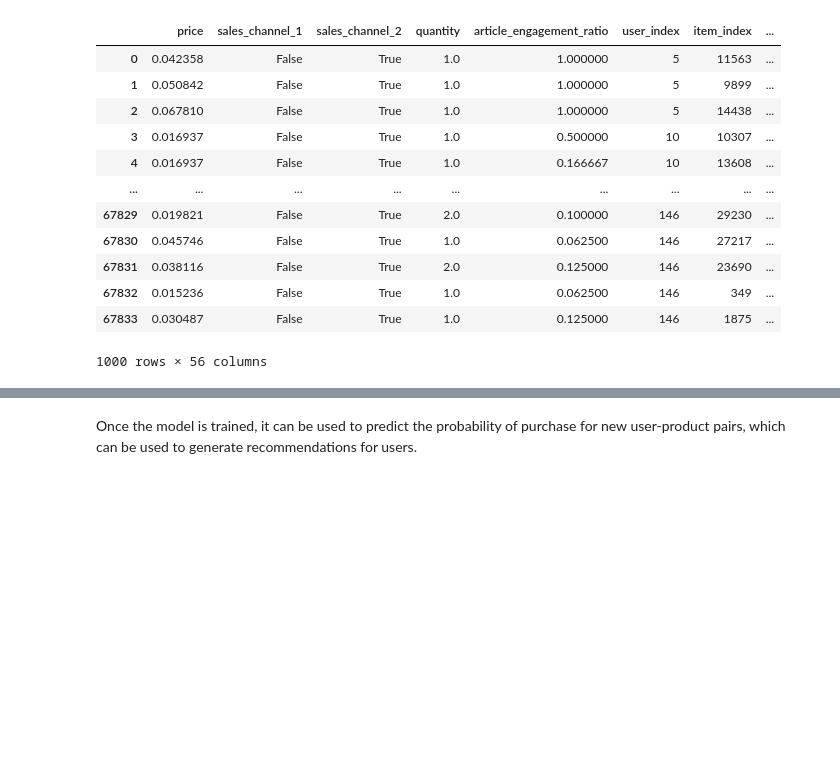
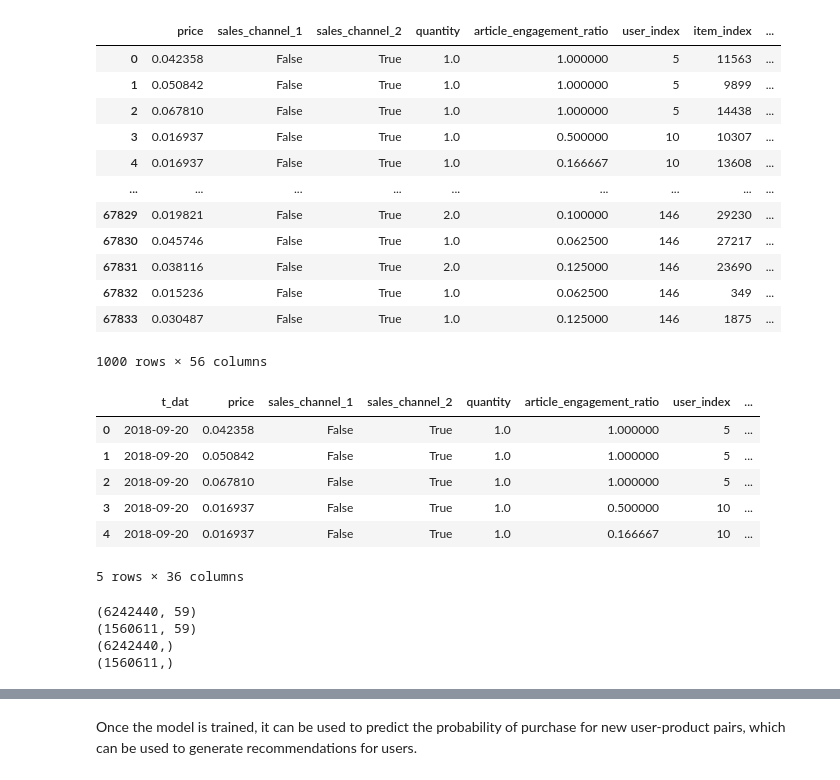
Before and after one commit to Afats/HnM-recco, a Jupyter notebook: hnm-notebook.ipynb, the cells around one changed output, grey strips where cells are left out. Saved outputs shown, nothing was run; the diff lists cells and outputs as text; code cells hidden in the pictures; blank space fills up the shorter version.

```diff
--- a/hnm-notebook.ipynb
+++ b/hnm-notebook.ipynb
@@ -943,0 +941,14 @@ final_df.duplicated().sum()
+# %%
+# load df from pickle file for clean processing
+with open('lightgbm/df.pkl', 'rb') as f:
+    df = pickle.load(f)
+
+df.head()
+# %% [output]
+|  | t_dat | price | sales_channel_1 | sales_channel_2 | quantity | article_engagement_ratio | user_index | ... |
+| 0 | 2018-09-20 | 0.042358 | False | True | 1.0 | 1.000000 | 5 | ... |
+| 1 | 2018-09-20 | 0.050842 | False | True | 1.0 | 1.000000 | 5 | ... |
+| 2 | 2018-09-20 | 0.067810 | False | True | 1.0 | 1.000000 | 5 | ... |
+| 3 | 2018-09-20 | 0.016937 | False | True | 1.0 | 0.500000 | 10 | ... |
+| 4 | 2018-09-20 | 0.016937 | False | True | 1.0 | 0.166667 | 10 | ... |
+5 rows × 36 columns
@@ -943,0 +984,16 @@ final_df.duplicated().sum()
+# %%
+X_train, X_test, y_train, y_test = time_based_train_test_split(final_df, test_size=0.2)
+
+# drop date column from final_df
+final_df = final_df.drop('date', axis=1)
+
+#print the shape of X_train, X_test, y_train, y_test
+print(X_train.shape)
+print(X_test.shape)
+print(y_train.shape)
+print(y_test.shape)
+# %% [output]
+(6242440, 59)
+(1560611, 59)
+(6242440,)
+(1560611,)
```
Also changed, not shown: parts of 7 cells of this notebook.
